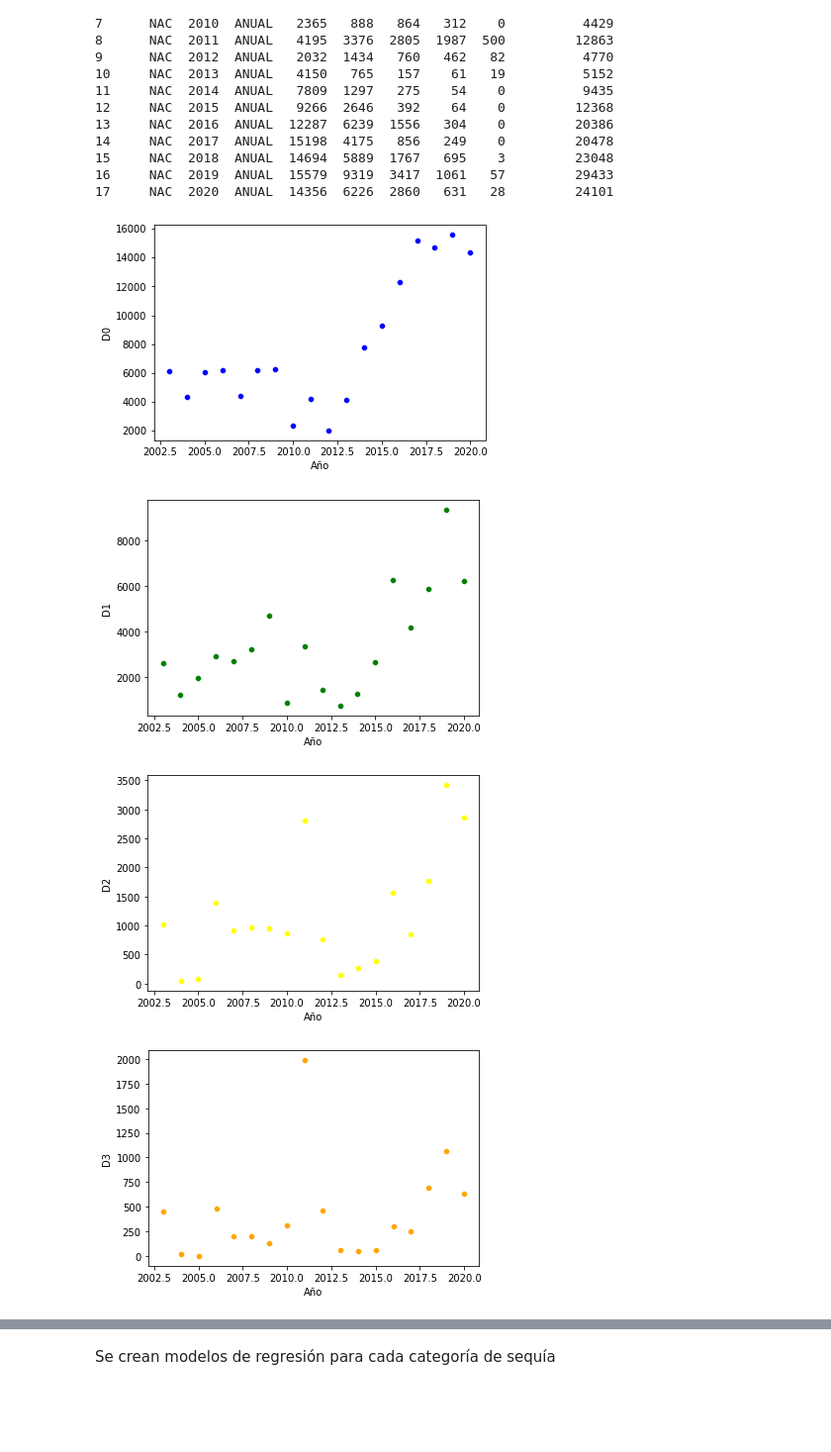
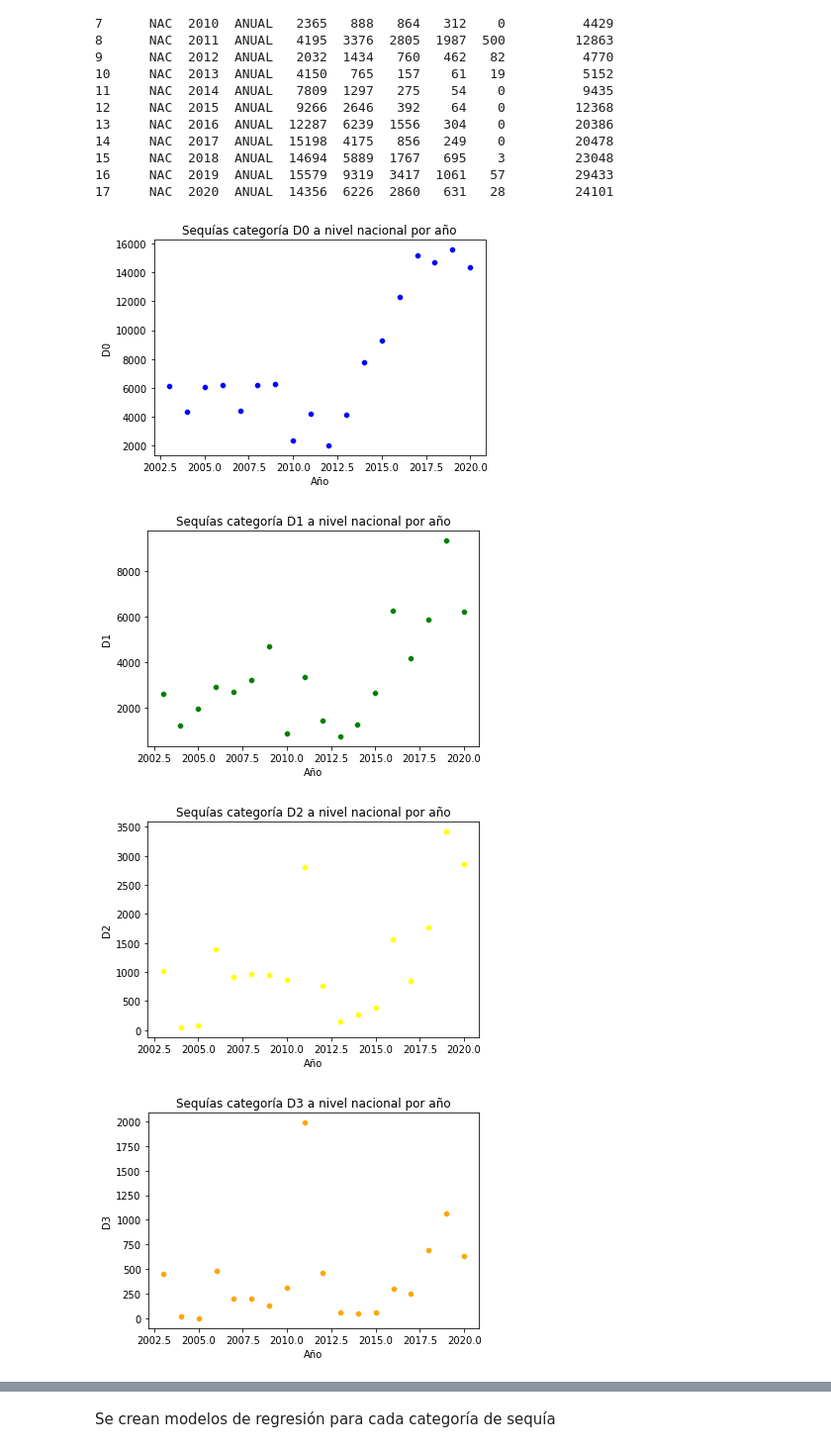
Before and after one commit to AdrianDiazGaxiola/Proyecto-Final, a Jupyter notebook: Sequías.ipynb, the cells around one changed output, grey strips where cells are left out. Shown at 99% size. Cells and saved outputs as stored; diff of their text form; code cells hidden in the pictures; blank space fills up the shorter version.

```diff
--- a/Sequías.ipynb
+++ b/Sequías.ipynb
@@ -403,19 +411,28 @@ print(df4)
 # %%
 df = df4
 
 colors = ['blue', 'green', 'yellow', 'orange', 'red', 'purple']
 
 df = df.rename(columns={'Anio': 'Año'})
 
 cat = ['D0', 'D1', 'D2', 'D3', 'D4', 'Total_Sequías']
 
 j = 0
 for i in cat:
   plt.figure()
   sns.scatterplot(x = df['Año'], y=df[i], color = colors[j])
+  if (i != 'Total_Sequías'):
+    plt.title("Sequías categoría %s a nivel nacional por año" % i)
+  else:
+    plt.title("Total de sequías a nivel nacional por año.jpg")
+
+  if (i != 'Total_Sequías'):
+    plt.savefig("Sequías categoría %s a nivel nacional por año.jpg" % i, bbox_inches="tight")
+  else:
+    plt.savefig("Total de sequías a nivel nacional por año.jpg", bbox_inches="tight")
   j += 1
 # %% [output]
-[figure, old version]
+[figure, new version]
-[figure, old version]
+[figure, new version]
-[figure, old version]
+[figure, new version]
-[figure, old version]
+[figure, new version]
```
Also changed, not shown: parts of 13 cells of this notebook.
